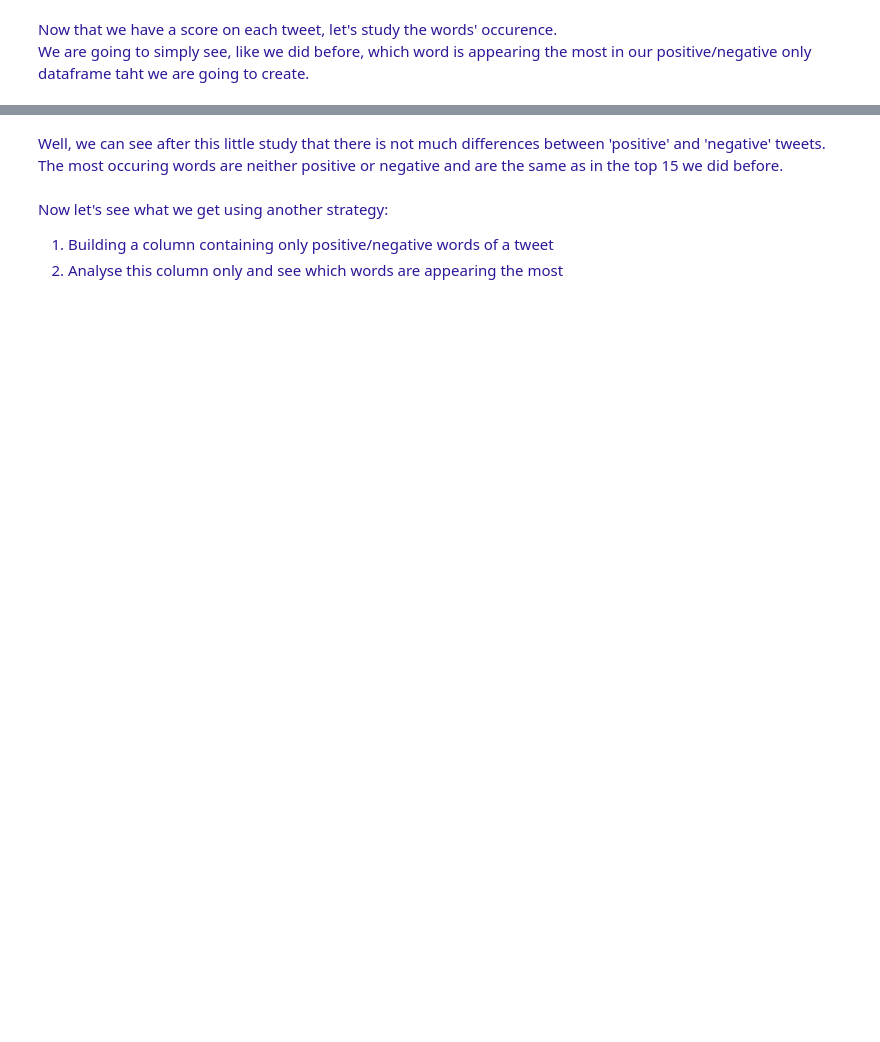
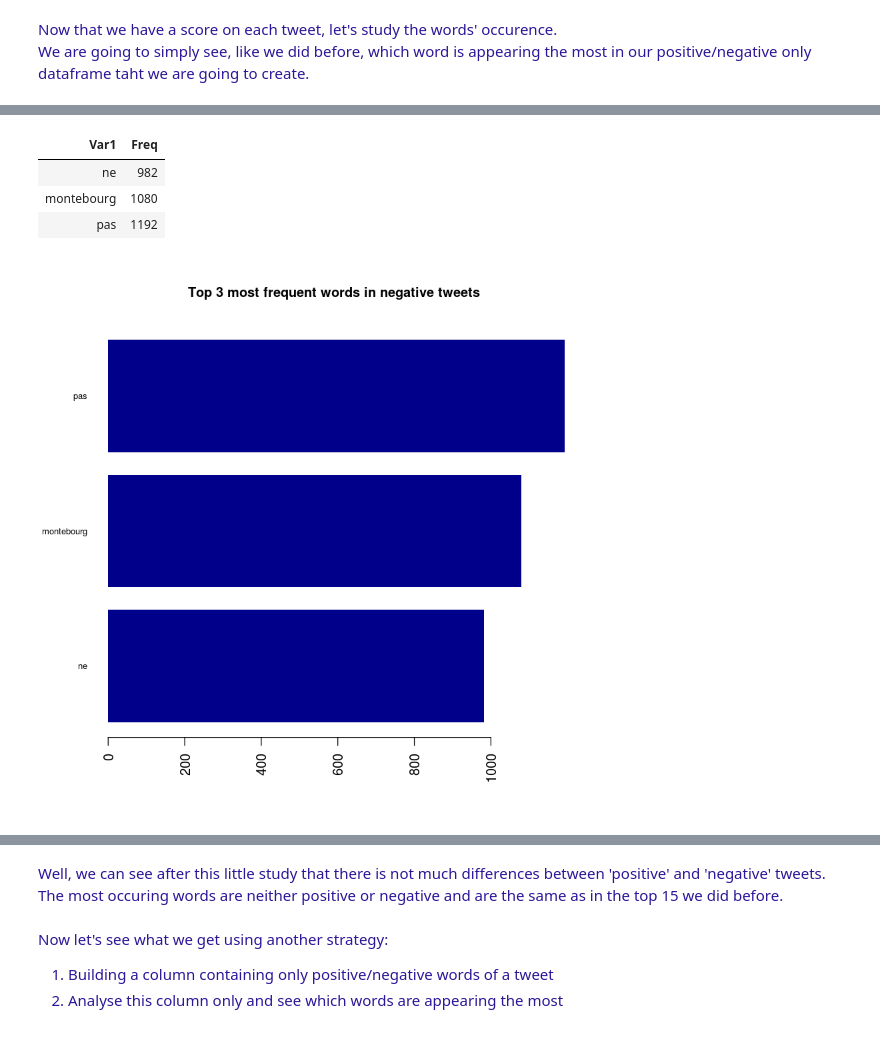
Before and after one commit to clementtr/twitter, a Jupyter notebook: Twitter_French_Analysis/TwitteR_French_Analysis.ipynb, the cells around one changed output, grey strips where cells are left out. Saved outputs shown, nothing was run; the diff lists cells and outputs as text; code cells hidden in the pictures; blank space fills up the shorter version.

```diff
--- a/Twitter_French_Analysis/TwitteR_French_Analysis.ipynb
+++ b/Twitter_French_Analysis/TwitteR_French_Analysis.ipynb
@@ -468,11 +644,18 @@ barplot(top3, border=NA, las=2, main="Top 3 most frequent word in positive tweet
 # %%
 # Building a dataframe with only negative tweets.
 negative_tweets = subset(stat, tweet == 'negative')
 
 # Let's see which are the word that appear the most (again):
 tweet = negative_tweets$cleanTweet
 
 #Using the function number_top already defined before:
-top3 = number_Top(tweet, "[a-zA-Z]\\w+ *", 3, FALSE)
-barplot(top3, border=NA, las=2, main="Top 3 most frequent words in negative tweets",
+top3neg = number_Top(tweet, "[a-zA-Z]\\w+ *", 3, FALSE)
+head(data.frame(top3))
+barplot(top3neg, border=NA, las=2, main="Top 3 most frequent words in negative tweets",
         cex.main=1, horiz=TRUE, col= "darkblue", cex.names=0.65)
+# %% [output]
+| Var1 | Freq |
+| ne | 982 |
+| montebourg | 1080 |
+| pas | 1192 |
+[figure, added]
```
Also changed, not shown: parts of 30 cells of this notebook.
